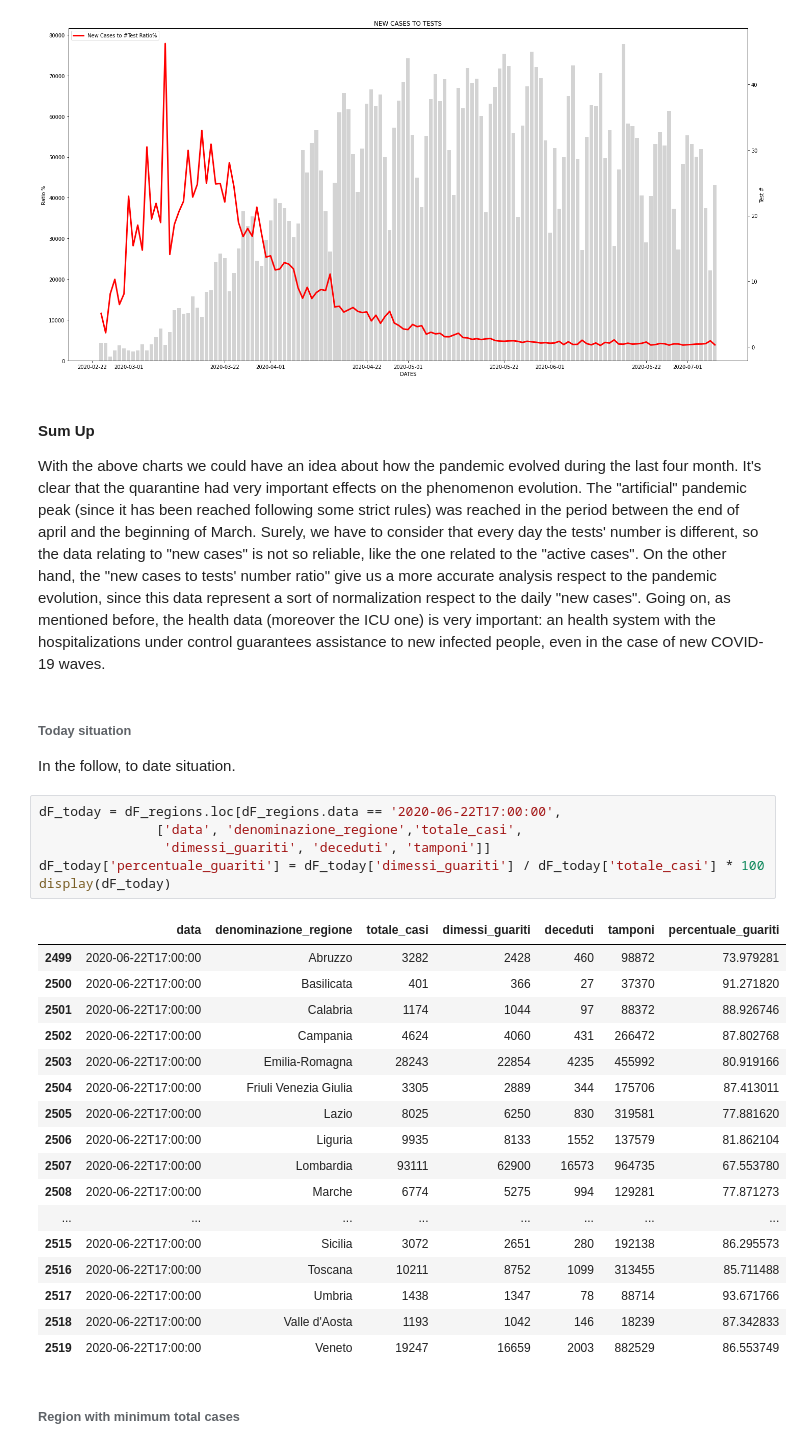
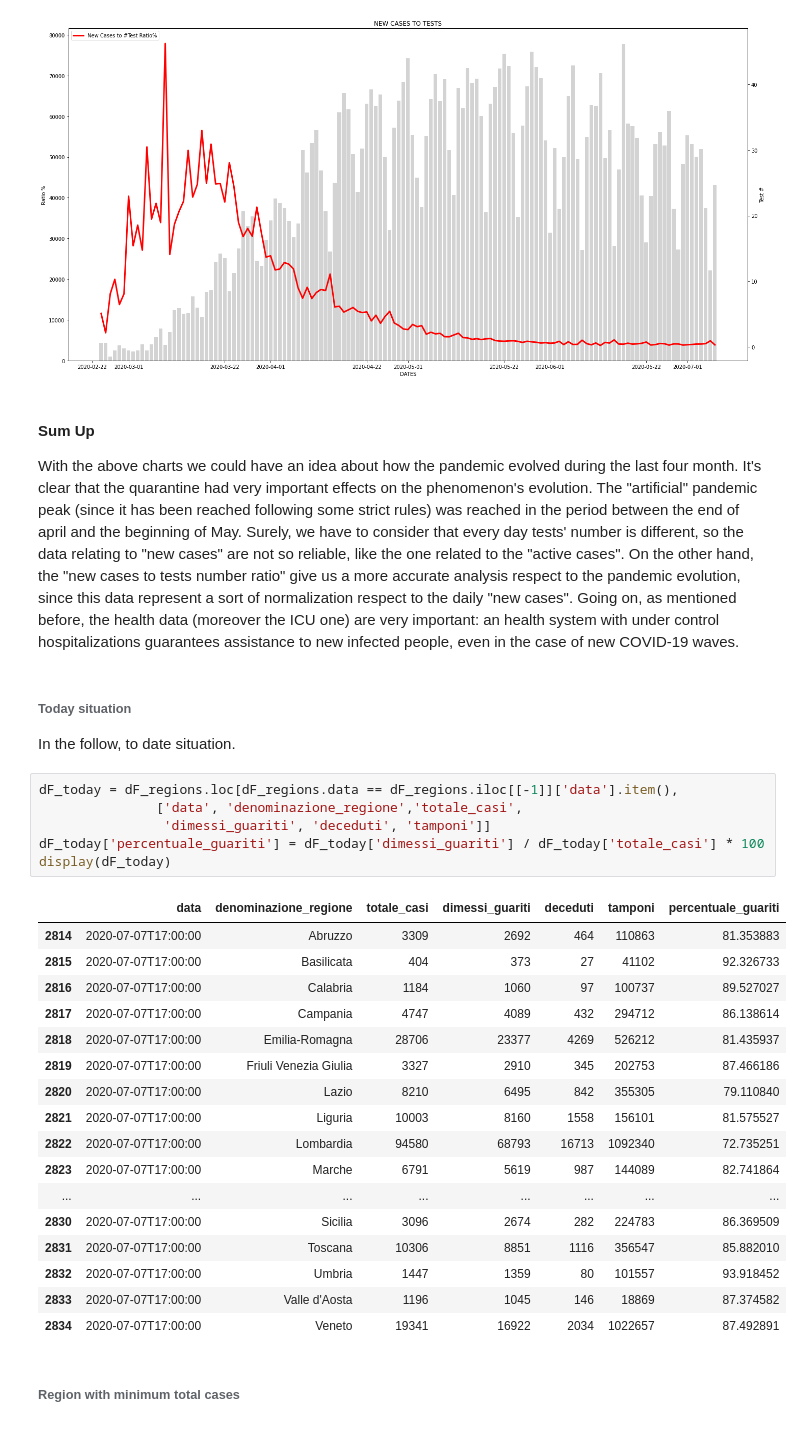
Before and after one commit to pisalore/AAGM_exam, a Jupyter notebook: pandas_exam.ipynb, the cells around one changed output. Cells and saved outputs as stored; diff of their text form.

Commit message:
refactor (text and today situation view)

```diff
--- a/pandas_exam.ipynb
+++ b/pandas_exam.ipynb
@@ -216,44 +216,44 @@ plt.show()
 #### Sum Up
 With the above charts we could have an idea about how the pandemic evolved
 during the last four month. It's clear that the quarantine had very important
-effects on the phenomenon evolution. The "artificial" pandemic peak (since
+effects on the phenomenon's evolution. The "artificial" pandemic peak (since
 it has been reached following some strict rules) was reached in the period
-between the end of april and the beginning of March. Surely, we have to
-consider that every day the tests' number is different, so the data relating
-to "new cases" is not so reliable, like the one related to the "active cases".
-On the other hand, the "new cases to tests' number ratio" give us a more accurate
+between the end of april and the beginning of May. Surely, we have to
+consider that every day tests' number is different, so the data relating
+to "new cases" are not so reliable, like the one related to the "active cases".
+On the other hand, the "new cases to tests number ratio" give us a more accurate
 analysis respect to the pandemic evolution, since this data represent a sort of
 normalization respect to the daily "new cases". Going on, as mentioned before,
-the health data (moreover the ICU one) is very important: an health system
-with the hospitalizations under control guarantees assistance to new infected
+the health data (moreover the ICU one) are very important: an health system
+with under control hospitalizations guarantees assistance to new infected
 people, even in the case of new COVID-19 waves.
 # %% [markdown]
 ###### Today situation
 In the follow, to date situation.
 # %%
-dF_today = dF_regions.loc[dF_regions.data == '2020-06-22T17:00:00',
+dF_today = dF_regions.loc[dF_regions.data == dF_regions.iloc[[-1]]['data'].item(),
                ['data', 'denominazione_regione','totale_casi',
                 'dimessi_guariti', 'deceduti', 'tamponi']]
 dF_today['percentuale_guariti'] = dF_today['dimessi_guariti'] / dF_today['totale_casi'] * 100
 display(dF_today)
 # %% [output]
 |  | data | denominazione_regione | totale_casi | dimessi_guariti | deceduti | tamponi | percentuale_guariti |
-| 2499 | 2020-06-22T17:00:00 | Abruzzo | 3282 | 2428 | 460 | 98872 | 73.979281 |
-| 2500 | 2020-06-22T17:00:00 | Basilicata | 401 | 366 | 27 | 37370 | 91.271820 |
-| 2501 | 2020-06-22T17:00:00 | Calabria | 1174 | 1044 | 97 | 88372 | 88.926746 |
-| 2502 | 2020-06-22T17:00:00 | Campania | 4624 | 4060 | 431 | 266472 | 87.802768 |
-| 2503 | 2020-06-22T17:00:00 | Emilia-Romagna | 28243 | 22854 | 4235 | 455992 | 80.919166 |
-| 2504 | 2020-06-22T17:00:00 | Friuli Venezia Giulia | 3305 | 2889 | 344 | 175706 | 87.413011 |
-| 2505 | 2020-06-22T17:00:00 | Lazio | 8025 | 6250 | 830 | 319581 | 77.881620 |
-| 2506 | 2020-06-22T17:00:00 | Liguria | 9935 | 8133 | 1552 | 137579 | 81.862104 |
-| 2507 | 2020-06-22T17:00:00 | Lombardia | 93111 | 62900 | 16573 | 964735 | 67.553780 |
-| 2508 | 2020-06-22T17:00:00 | Marche | 6774 | 5275 | 994 | 129281 | 77.871273 |
+| 2814 | 2020-07-07T17:00:00 | Abruzzo | 3309 | 2692 | 464 | 110863 | 81.353883 |
+| 2815 | 2020-07-07T17:00:00 | Basilicata | 404 | 373 | 27 | 41102 | 92.326733 |
+| 2816 | 2020-07-07T17:00:00 | Calabria | 1184 | 1060 | 97 | 100737 | 89.527027 |
+| 2817 | 2020-07-07T17:00:00 | Campania | 4747 | 4089 | 432 | 294712 | 86.138614 |
+| 2818 | 2020-07-07T17:00:00 | Emilia-Romagna | 28706 | 23377 | 4269 | 526212 | 81.435937 |
+| 2819 | 2020-07-07T17:00:00 | Friuli Venezia Giulia | 3327 | 2910 | 345 | 202753 | 87.466186 |
+| 2820 | 2020-07-07T17:00:00 | Lazio | 8210 | 6495 | 842 | 355305 | 79.110840 |
+| 2821 | 2020-07-07T17:00:00 | Liguria | 10003 | 8160 | 1558 | 156101 | 81.575527 |
+| 2822 | 2020-07-07T17:00:00 | Lombardia | 94580 | 68793 | 16713 | 1092340 | 72.735251 |
+| 2823 | 2020-07-07T17:00:00 | Marche | 6791 | 5619 | 987 | 144089 | 82.741864 |
 | ... | ... | ... | ... | ... | ... | ... | ... |
-| 2515 | 2020-06-22T17:00:00 | Sicilia | 3072 | 2651 | 280 | 192138 | 86.295573 |
-| 2516 | 2020-06-22T17:00:00 | Toscana | 10211 | 8752 | 1099 | 313455 | 85.711488 |
-| 2517 | 2020-06-22T17:00:00 | Umbria | 1438 | 1347 | 78 | 88714 | 93.671766 |
-| 2518 | 2020-06-22T17:00:00 | Valle d'Aosta | 1193 | 1042 | 146 | 18239 | 87.342833 |
-| 2519 | 2020-06-22T17:00:00 | Veneto | 19247 | 16659 | 2003 | 882529 | 86.553749 |
+| 2830 | 2020-07-07T17:00:00 | Sicilia | 3096 | 2674 | 282 | 224783 | 86.369509 |
+| 2831 | 2020-07-07T17:00:00 | Toscana | 10306 | 8851 | 1116 | 356547 | 85.882010 |
+| 2832 | 2020-07-07T17:00:00 | Umbria | 1447 | 1359 | 80 | 101557 | 93.918452 |
+| 2833 | 2020-07-07T17:00:00 | Valle d'Aosta | 1196 | 1045 | 146 | 18869 | 87.374582 |
+| 2834 | 2020-07-07T17:00:00 | Veneto | 19341 | 16922 | 2034 | 1022657 | 87.492891 |
 # %% [markdown]
 ###### Region with minimum total cases
 # %%
```
Also changed, not shown: parts of 8 cells of this notebook.
